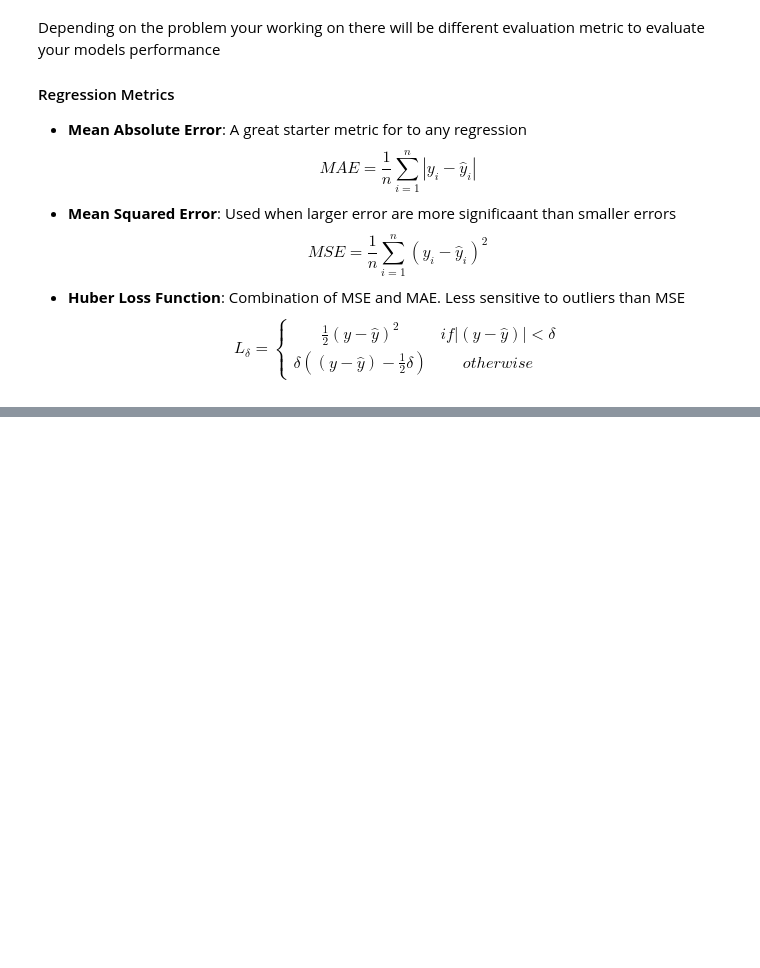
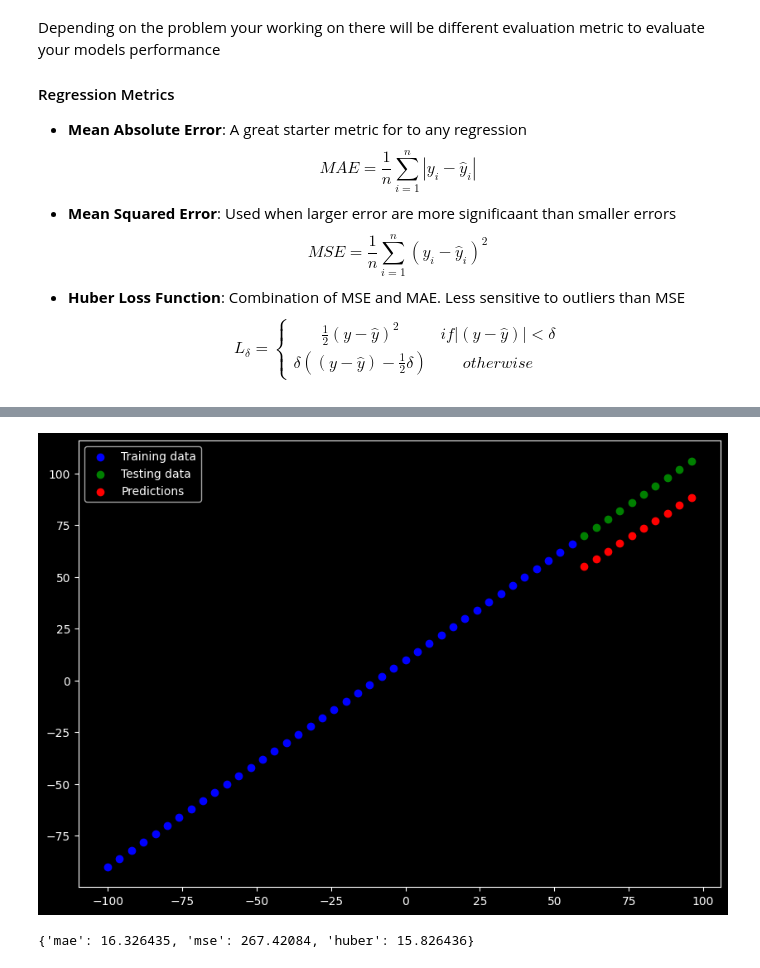
Before and after one commit to DavidRR-F/tensorflow-notes, a Jupyter notebook: notebooks/regression/tf-evaluating-and-experimenting-models.ipynb, the cells around one changed output, grey strips where cells are left out. Drawn from its saved outputs; the diff is of its cells as text; code cells hidden in the pictures; blank space fills up the shorter version.

```diff
--- a/notebooks/regression/tf-evaluating-and-experimenting-models.ipynb
+++ b/notebooks/regression/tf-evaluating-and-experimenting-models.ipynb
@@ -217,0 +281,13 @@ def get_metrics(y_true=y_test, y_pred=y_pred):
+# %%
+# Create a model with additional layers
+tf.random.set_seed(42)
+model_2 = tf.keras.Sequential([
+    tf.keras.layers.Dense(10, input_shape=[1]),
+    tf.keras.layers.Dense(1),
+])
+model_2.compile(
+    optimizer=tf.keras.optimizers.SGD(),
+    loss=tf.keras.losses.mae,
+    metrics=["mae"]
+)
+model.fit(X_train, y_train, epochs=100)
@@ -217,0 +313,5 @@ def get_metrics(y_true=y_test, y_pred=y_pred):
+# %%
+# Plot model_2 predictions
+y_pred_2 = model_2.predict(X_test)
+plot_predictions(predictions=y_pred_2)
+# %% [output]
@@ -217,0 +319,6 @@ def get_metrics(y_true=y_test, y_pred=y_pred):
+[figure, added]
+# %%
+# Get Model 2 Evaluation Metrics
+get_metrics(y_test, y_pred_2)
+# %% [output]
+{'mae': 16.326435, 'mse': 267.42084, 'huber': 15.826436}
```
Also changed, not shown: parts of 19 cells of this notebook.
